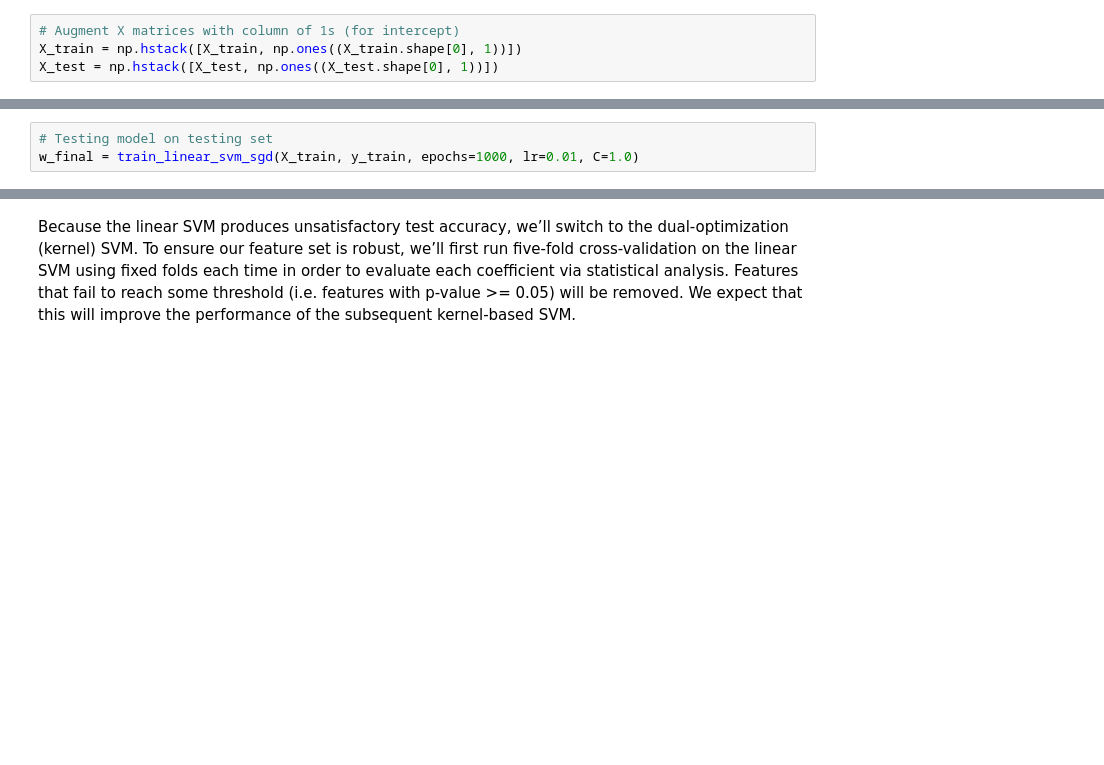
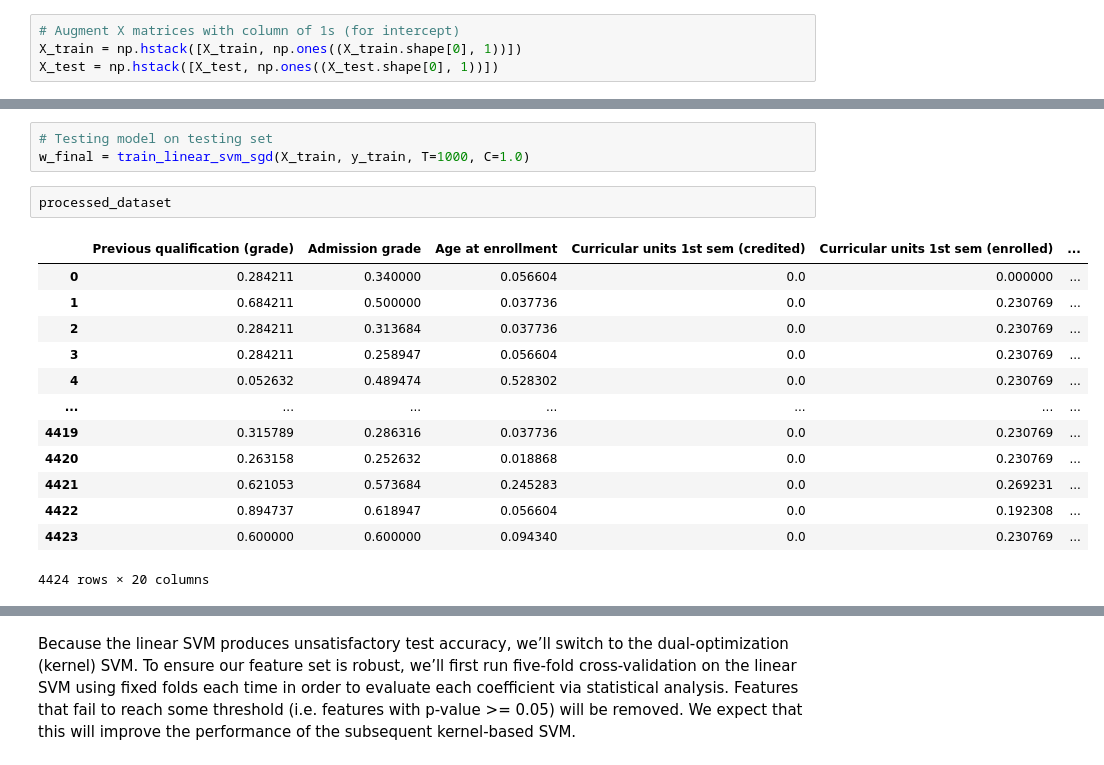
Before and after one commit to Romerico234/Student-Dropout-Predictor, a Jupyter notebook: linear-svm-student-dropout-predictor.ipynb, the cells around one changed output, grey strips where cells are left out. Cells and saved outputs as stored; diff of their text form; blank space fills up the shorter version.

Commit message:
updated linear svm

```diff
--- a/linear-svm-student-dropout-predictor.ipynb
+++ b/linear-svm-student-dropout-predictor.ipynb
@@ -42,6 +55,22 @@ def train_linear_svm_sgd(X, y, epochs=1000, lr=0.01, C=1.0):
 # %%
 # Testing model on testing set
-w_final = train_linear_svm_sgd(X_train, y_train, epochs=1000, lr=0.01, C=1.0)
+w_final = train_linear_svm_sgd(X_train, y_train, T=1000, C=1.0)
+# %%
+processed_dataset
+# %% [output]
+|  | Previous qualification (grade) | Admission grade | Age at enrollment | Curricular units 1st sem (credited) | Curricular units 1st sem (enrolled) | ... |
+| 0 | 0.284211 | 0.340000 | 0.056604 | 0.0 | 0.000000 | ... |
+| 1 | 0.684211 | 0.500000 | 0.037736 | 0.0 | 0.230769 | ... |
+| 2 | 0.284211 | 0.313684 | 0.037736 | 0.0 | 0.230769 | ... |
+| 3 | 0.284211 | 0.258947 | 0.056604 | 0.0 | 0.230769 | ... |
+| 4 | 0.052632 | 0.489474 | 0.528302 | 0.0 | 0.230769 | ... |
+| ... | ... | ... | ... | ... | ... | ... |
+| 4419 | 0.315789 | 0.286316 | 0.037736 | 0.0 | 0.230769 | ... |
+| 4420 | 0.263158 | 0.252632 | 0.018868 | 0.0 | 0.230769 | ... |
+| 4421 | 0.621053 | 0.573684 | 0.245283 | 0.0 | 0.269231 | ... |
+| 4422 | 0.894737 | 0.618947 | 0.056604 | 0.0 | 0.192308 | ... |
+| 4423 | 0.600000 | 0.600000 | 0.094340 | 0.0 | 0.230769 | ... |
+4424 rows × 20 columns
 # %%
 coeffs    = w_final[:-1]
 intercept = w_final[-1]
```
Also changed, not shown: parts of 3 cells of this notebook, 1 other file.
